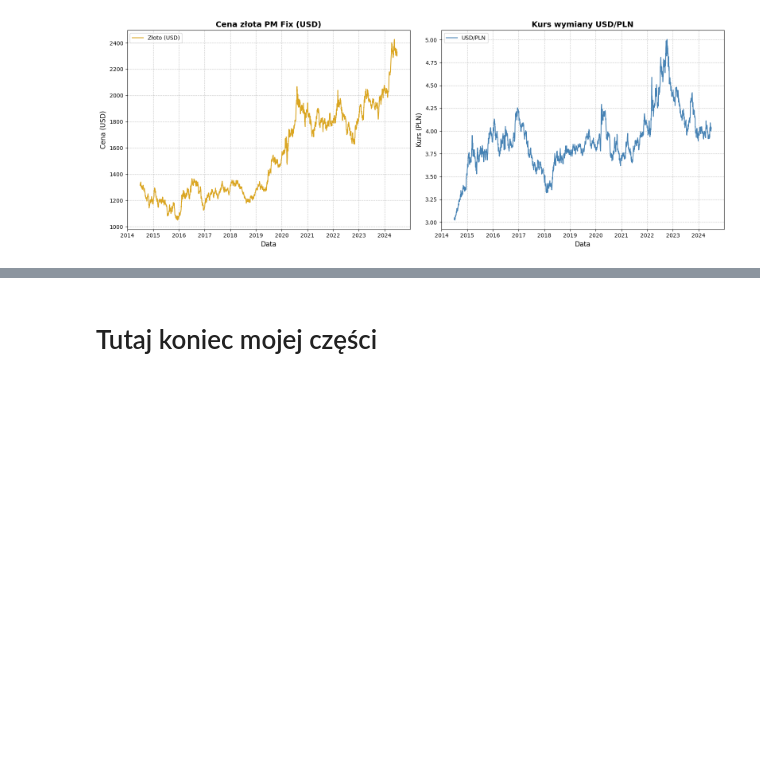
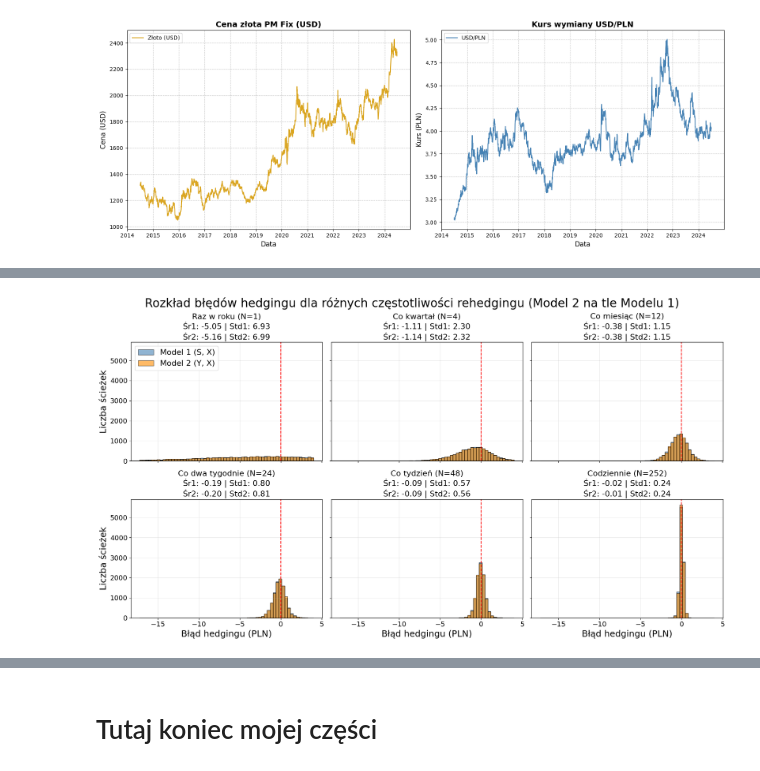
Before and after one commit to jakubzuk/financial-engineering-quanto-project, a Jupyter notebook: prezentacja.ipynb, the cells around one changed output, grey strips where cells are left out. Drawn from its saved outputs; the diff is of its cells as text; code cells hidden in the pictures; blank space fills up the shorter version.

```diff
--- a/prezentacja.ipynb
+++ b/prezentacja.ipynb
@@ -294,0 +500,92 @@ plt.show()
+# %%
+# ==========================================
+# GENEROWANIE DANYCH DLA RÓŻNYCH CZĘSTOTLIWOŚCI
+# ==========================================
+
+wszystkie_bledy_1_diff = []
+wszystkie_bledy_2_diff = []
+
+N_list = [1, 4, 12, 24, 48, 252]
+nazwy = ['Raz w roku', 'Co kwartał', 'Co miesiąc', 'Co dwa tygodnie', 'Co tydzień', 'Codziennie']
+
+np.random.seed(42)
+
+for N in N_list:
+    dt = T / N
+    time_grid = np.linspace(0, T, N + 1)
+
+    # --- KROPKA 1: Generujemy S i X ---
+    np.random.seed(42)
+    _, paths_S, paths_X_1 = simulate_correlated_paths(
+        S0_gold, S0_usdpln, mu1, mu2, sigma1, sigma2, rho_SX, dt, T, n_paths
+    )
+
+    # --- KROPKA 2: Generujemy Y i X NIEZALEŻNIE (empiryczne parametry) ---
+    mu_Y = drift['Gold_PLN']
+    sigma_Y_empiryczne = volatility['Gold_PLN']
+    rho_YX_empiryczne = correlation.loc['USDPLN', 'Gold_PLN']
+    Y0 = S0_gold * S0_usdpln
+
+    np.random.seed(42)
+    _, paths_Y, paths_X_2 = simulate_correlated_paths(
+        Y0, S0_usdpln, mu_Y, mu2, sigma_Y, sigma2, rho_YX, dt, T, n_paths
+    )
+
+    # --- HEDGING 1 ---
+    _, _, _, _, _, err_1_diff, delta_S, delta_X1, cash_1 = simulate_delta_hedging(
+        time_grid, paths_S, paths_X_1, S0_gold, K, T, r_pln, r_usd, rho_SX, sigma1, sigma2, dt
+    )
+    wszystkie_bledy_1_diff.append(np.asarray(err_1_diff).flatten())
+
+    # --- HEDGING 2 ---
+    _, _, _, _, _, err_2_diff, delta_Y, delta_X2, cash_2 = simulate_delta_hedging_2(
+        time_grid, paths_Y, paths_X_2, S0_gold, K, T, r_pln, r_usd, rho_YX, sigma_Y, sigma2, dt
+    )
+    wszystkie_bledy_2_diff.append(np.asarray(err_2_diff).flatten())
+
+# ==========================================
+# RYSOWANIE HISTOGRAMÓW
+# ==========================================
+
+all_errors_diff = np.concatenate(wszystkie_bledy_1_diff + wszystkie_bledy_2_diff)
+xmin = np.percentile(all_errors_diff, 1)
+xmax = np.percentile(all_errors_diff, 99)
+
+fig, axes = plt.subplots(2, 3, figsize=(18, 10), sharex=True, sharey=True)
+axes = axes.flatten()
+
+for i in range(6):
+    bledy_1 = wszystkie_bledy_1_diff[i]
+    bledy_2 = wszystkie_bledy_2_diff[i]
+
+    axes[i].hist(bledy_1, bins=60, range=(xmin, xmax),
+                 color='steelblue', edgecolor='black', alpha=0.6, label='Model 1 (S, X)')
+
+    axes[i].hist(bledy_2, bins=60, range=(xmin, xmax),
+                 color='darkorange', edgecolor='black', alpha=0.6, label='Model 2 (Y, X)')
+
+    axes[i].axvline(0, color='red', linestyle='--', linewidth=1.5)
+
+    axes[i].set_title(
+        f'{nazwy[i]} (N={N_list[i]})\n'
+        f'Śr1: {np.mean(bledy_1):.2f} | Std1: {np.std(bledy_1):.2f}\n'
+        f'Śr2: {np.mean(bledy_2):.2f} | Std2: {np.std(bledy_2):.2f}',
+        fontsize=16
+    )
+
+    axes[i].tick_params(axis='both', labelsize=14)
+    axes[i].grid(True, alpha=0.3)
+    if i == 0:
+        axes[i].legend(fontsize=16)
+
+axes[0].set_ylabel('Liczba ścieżek', fontsize=18)
+axes[3].set_ylabel('Liczba ścieżek', fontsize=18)
+
+for ax in axes[3:]:
+    ax.set_xlabel('Błąd hedgingu (PLN)', fontsize=18)
+
+plt.suptitle('Rozkład błędów hedgingu dla różnych częstotliwości rehedgingu (Model 2 na tle Modelu 1)', fontsize=24)
+plt.tight_layout()
+plt.show()
+# %% [output]
+[figure, added]
```
Also changed, not shown: parts of 16 cells of this notebook.
